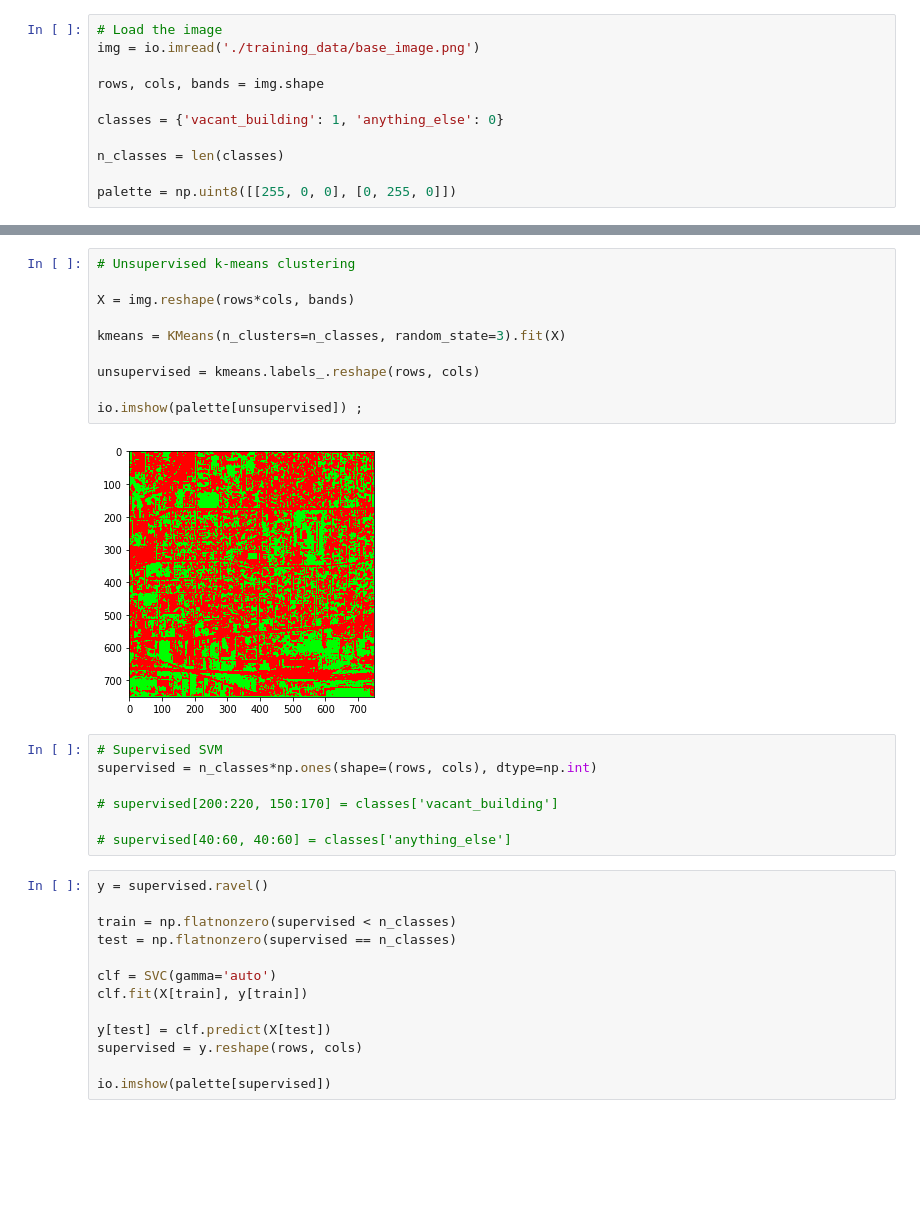
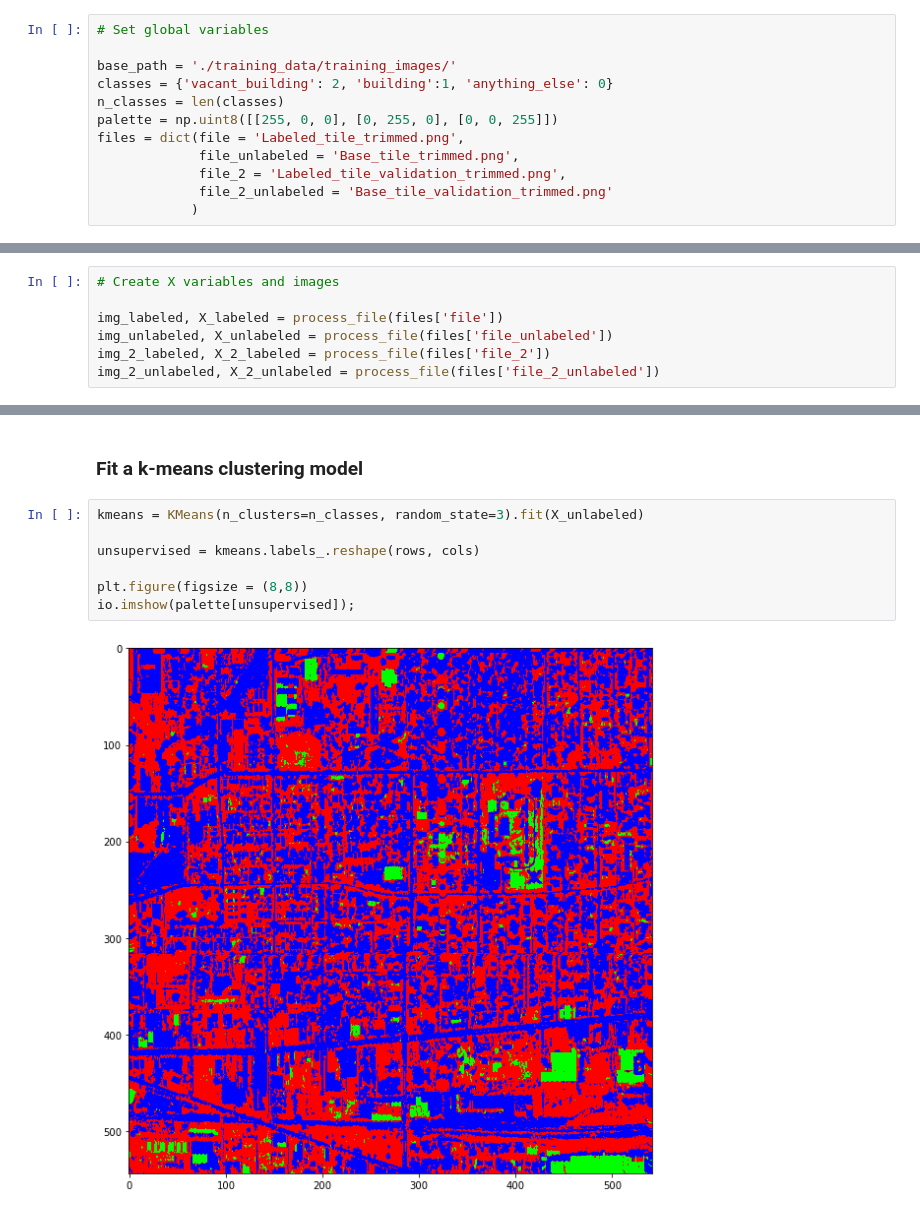
Before and after one commit to zach-brown-18/is-it-abandoned, a Jupyter notebook: Modeling.ipynb, the cells around one changed output, grey strips where cells are left out. Drawn from its saved outputs; the diff is of its cells as text; blank space fills up the shorter version.

Commit message:
Completed modeling. Started conclusions notebook.

```diff
--- a/Modeling.ipynb
+++ b/Modeling.ipynb
@@ -10,11 +49,12 @@ from sklearn.svm import SVC
 # %%
-# Load the image
-img = io.imread('./training_data/base_image.png')
+# Set global variables
 
-rows, cols, bands = img.shape
-
-classes = {'vacant_building': 1, 'anything_else': 0}
-
+base_path = './training_data/training_images/'
+classes = {'vacant_building': 2, 'building':1, 'anything_else': 0}
 n_classes = len(classes)
-
-palette = np.uint8([[255, 0, 0], [0, 255, 0]])
+palette = np.uint8([[255, 0, 0], [0, 255, 0], [0, 0, 255]])
+files = dict(file = 'Labeled_tile_trimmed.png',
+             file_unlabeled = 'Base_tile_trimmed.png',
+             file_2 = 'Labeled_tile_validation_trimmed.png',
+             file_2_unlabeled = 'Base_tile_validation_trimmed.png'
+            )
@@ -20,0 +63,7 @@ palette = np.uint8([[255, 0, 0], [0, 255, 0]])
+# %%
+# Create X variables and images
+
+img_labeled, X_labeled = process_file(files['file'])
+img_unlabeled, X_unlabeled = process_file(files['file_unlabeled'])
+img_2_labeled, X_2_labeled = process_file(files['file_2'])
+img_2_unlabeled, X_2_unlabeled = process_file(files['file_2_unlabeled'])
@@ -21,32 +123,11 @@ palette = np.uint8([[255, 0, 0], [0, 255, 0]])
+# %% [markdown]
+### Fit a k-means clustering model
 # %%
-# Unsupervised k-means clustering
-
-X = img.reshape(rows*cols, bands)
-
-kmeans = KMeans(n_clusters=n_classes, random_state=3).fit(X)
+kmeans = KMeans(n_clusters=n_classes, random_state=3).fit(X_unlabeled)
 
 unsupervised = kmeans.labels_.reshape(rows, cols)
 
-io.imshow(palette[unsupervised]) ;
+plt.figure(figsize = (8,8))
+io.imshow(palette[unsupervised]);
 # %% [output]
-[figure, old version]
+[figure, new version]
-# %%
-# Supervised SVM
-supervised = n_classes*np.ones(shape=(rows, cols), dtype=np.int)
-
-# supervised[200:220, 150:170] = classes['vacant_building']
-
-# supervised[40:60, 40:60] = classes['anything_else']
-# %%
-y = supervised.ravel()
-
-train = np.flatnonzero(supervised < n_classes)
-test = np.flatnonzero(supervised == n_classes)
-
-clf = SVC(gamma='auto')
-clf.fit(X[train], y[train])
-
-y[test] = clf.predict(X[test])
-supervised = y.reshape(rows, cols)
-
-io.imshow(palette[supervised])
```
Also changed, not shown: parts of 38 cells of this notebook, 23 other files.
